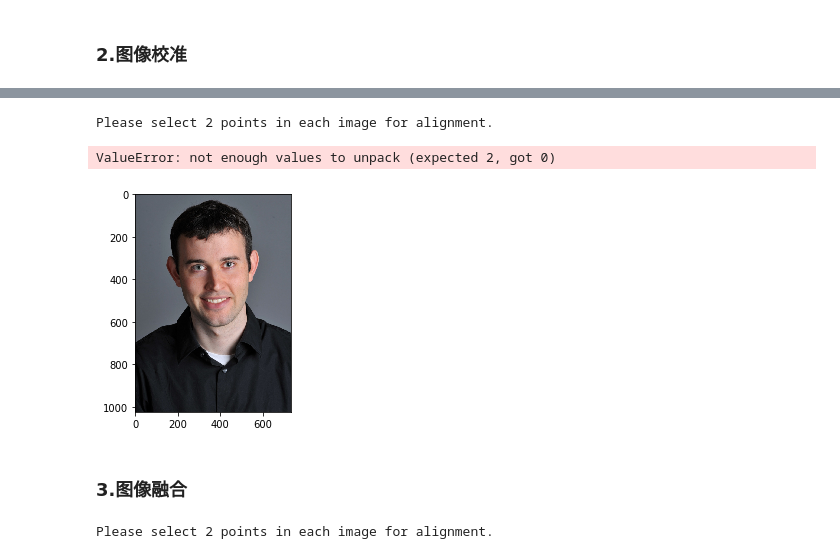
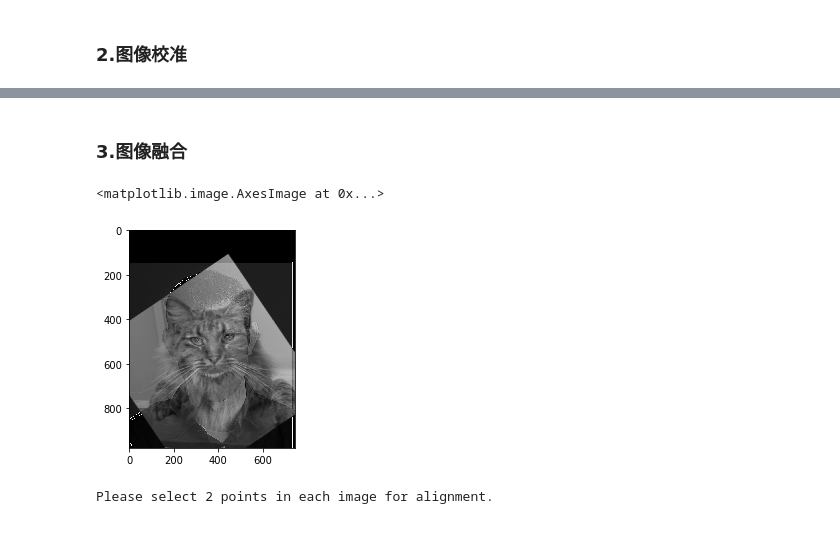
Before and after one commit to ljyslyc/computer-vision, a Jupyter notebook: exm-2/EXP-2.ipynb, the cells around one changed output, grey strips where cells are left out. Saved outputs shown, nothing was run; the diff lists cells and outputs as text; code cells hidden in the pictures.

```diff
--- a/exm-2/EXP-2.ipynb
+++ b/exm-2/EXP-2.ipynb
@@ -89,17 +93,31 @@ plt.imshow(im2_aligned)
 # %%
-# Next align images (this code is provided, but may be improved)
-im1_aligned, im2_aligned = align_images(imhigh, imlow)
-
 ## You will provide the code below. Sigma1 and sigma2 are arbitrary
 ## cutoff values for the high and low frequencies
-sigma1 = arbitrary_value_1
-sigma2 = arbitrary_value_2
+sigma1 = 20
+sigma2 = 21
-# %% [output]
-Please select 2 points in each image for alignment.
-ValueError: not enough values to unpack (expected 2, got 0)
-[figure, removed]
 # %% [markdown]
 ### 3.图像融合
+# %%
+import cv2
+###第一种方法2D滤波
+kernel=np.ones((3,6),np.float32)/25
+#dst=cv2.filter2D(img1,-1,kernel)
+###第二种方法,归一化卷积框
+#dst=cv2.blur(img1,(5,5))
+###第三种方法， 高斯模糊
+#dst=cv2.GaussianBlur(img1,(5,5),0)
+###第四种方法，中值模糊
+#dst=cv2.medianBlur(img1,5)
+###第5种方法，双边滤波
+dst2 = cv2.filter2D(im2_aligned,-1,kernel)
+dst2_low = im2_aligned - dst2
+#plt.imshow(dst2_low)
+# %%
+dst1_heigh = cv2.filter2D(im1_aligned,-1,kernel)
+plt.imshow(dst1_heigh+dst2_low)
+# %% [output]
+<matplotlib.image.AxesImage at 0x...>
+[figure, added]
 # %%
 def hybrid_image(imhigh, imlow, sigma1, sigma2):
 # %%
```
Also changed, not shown: parts of 4 cells of this notebook, 26 other files.
